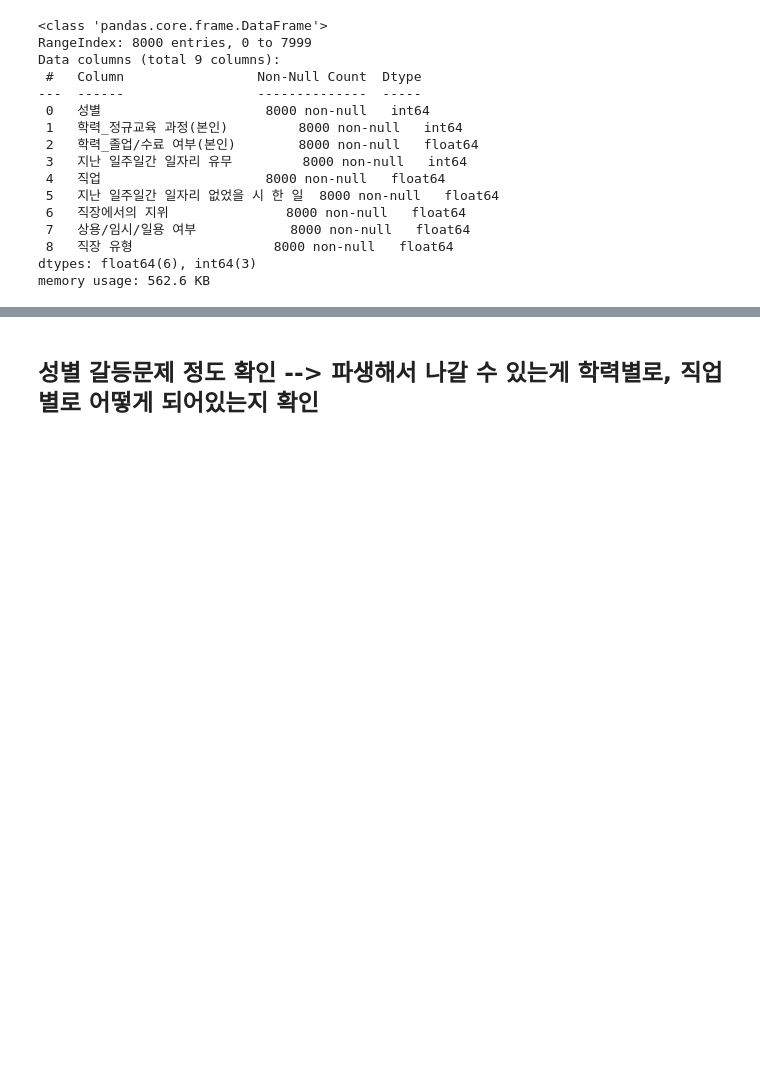
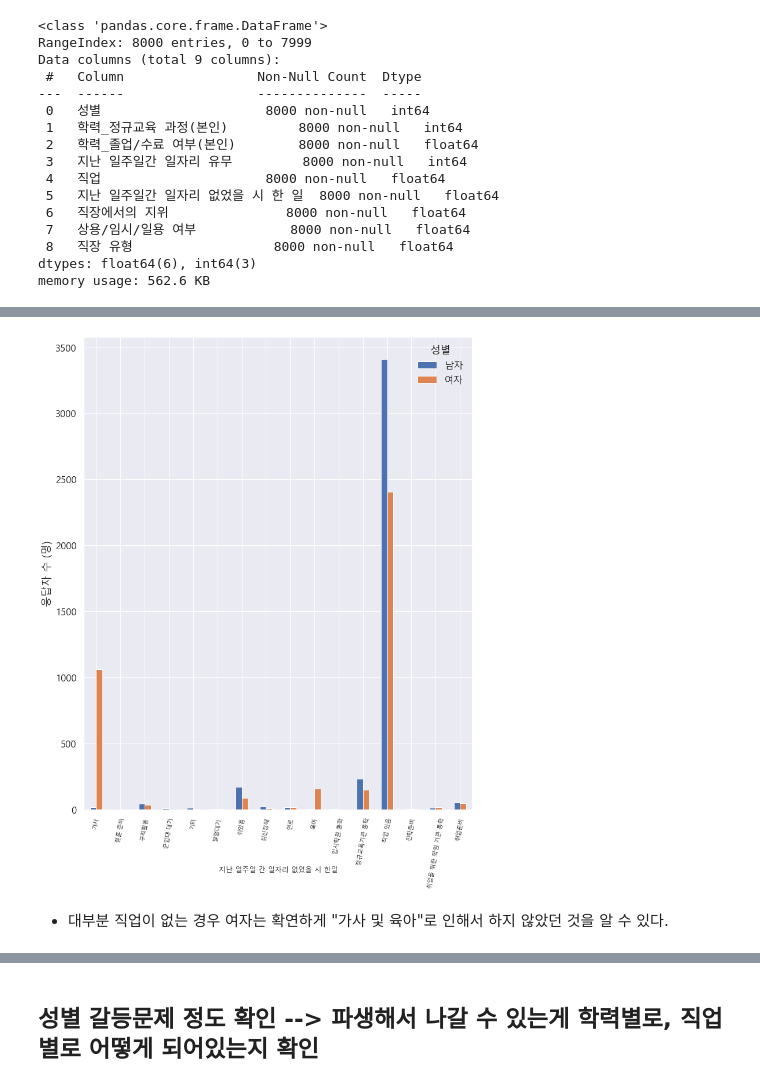
Before and after one commit to Inundata/2020_labor_final_project, a Jupyter notebook: 0. project_cleaning.ipynb, the cells around one changed output, grey strips where cells are left out. Drawn from its saved outputs; the diff is of its cells as text; code cells hidden in the pictures; blank space fills up the shorter version.

```diff
--- a/0. project_cleaning.ipynb
+++ b/0. project_cleaning.ipynb
@@ -474,0 +587,16 @@ temp = temp.astype(str) # string으로 변환
+# %%
+plot = temp.groupby(['지난 일주일간 일자리 없었을 시 한 일', '성별']).size().unstack(level = 1).plot(kind = 'bar', figsize = (12, 15))
+plot.tick_params(
+    axis = 'x',
+    labelsize = 'medium',
+    labelrotation = 80
+)
+plot.set_xlabel('지난 일주일 간 일자리 없었을 시 한일', fontsize = 'large')
+plot.xaxis.set_label_coords(0.5, -0.12)
+plot.set_ylabel('응답자 수 (명)')
+fig = plot.get_figure()
+fig.savefig('../../../대학원/3. 20년 3학기/2. 노동시장과빅데이터분석/3. 기말과제/1. 그림/직업X_1주일동안_한일.png', dpi = 150)
+# %% [output]
+[figure, added]
+# %% [markdown]
+- 대부분 직업이 없는 경우 여자는 확연하게 "가사 및 육아"로 인해서 하지 않았던 것을 알 수 있다.
```
Also changed, not shown: parts of 52 cells of this notebook, 1 other file.
